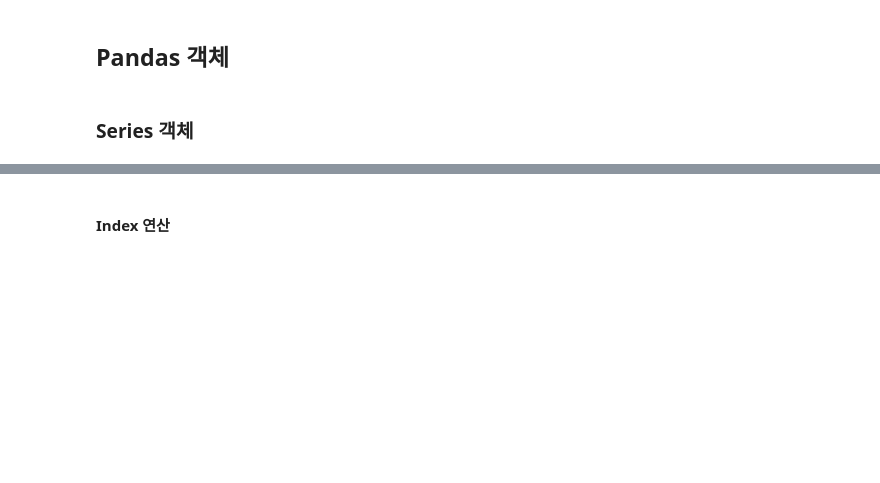
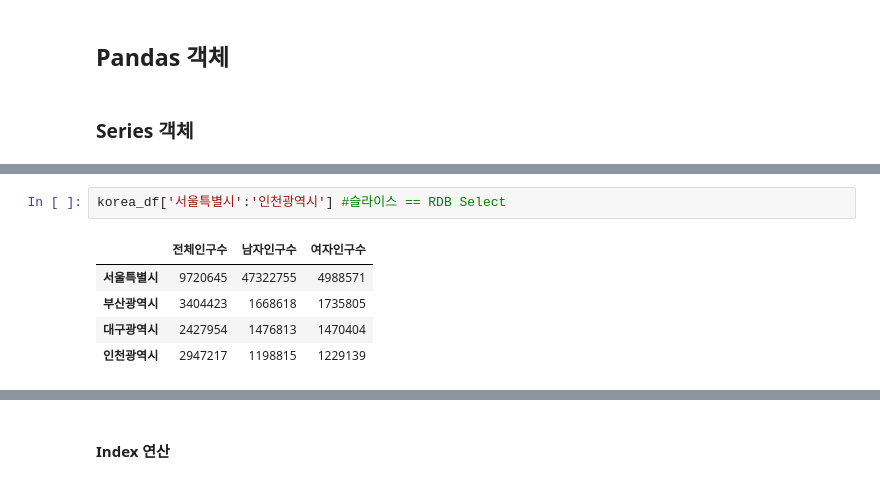
Before and after one commit to mkbahk/PandasLearning, a Jupyter notebook: _Pandas_한번에_제대로_배우기.ipynb, the cells around one changed output, grey strips where cells are left out. Saved outputs shown, nothing was run; the diff lists cells and outputs as text; blank space fills up the shorter version.

```diff
--- a/_Pandas_한번에_제대로_배우기.ipynb
+++ b/_Pandas_한번에_제대로_배우기.ipynb
@@ -16,0 +251,8 @@
+# %%
+korea_df['서울특별시':'인천광역시'] #슬라이스 == RDB Select
+# %% [output]
+|  | 전체인구수 | 남자인구수 | 여자인구수 |
+| 서울특별시 | 9720645 | 47322755 | 4988571 |
+| 부산광역시 | 3404423 | 1668618 | 1735805 |
+| 대구광역시 | 2427954 | 1476813 | 1470404 |
+| 인천광역시 | 2947217 | 1198815 | 1229139 |
```
Also changed, not shown: parts of 38 cells of this notebook.
